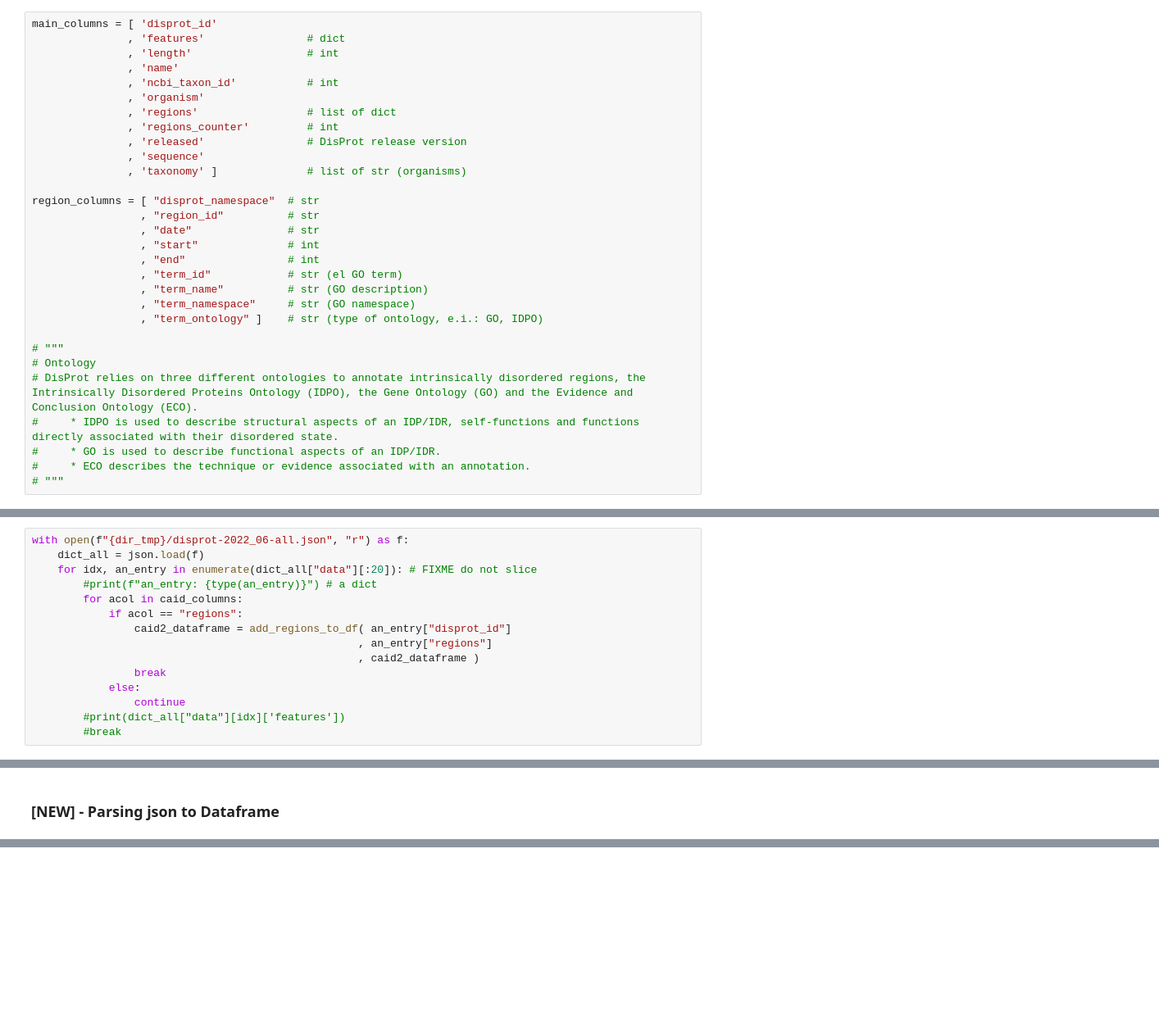
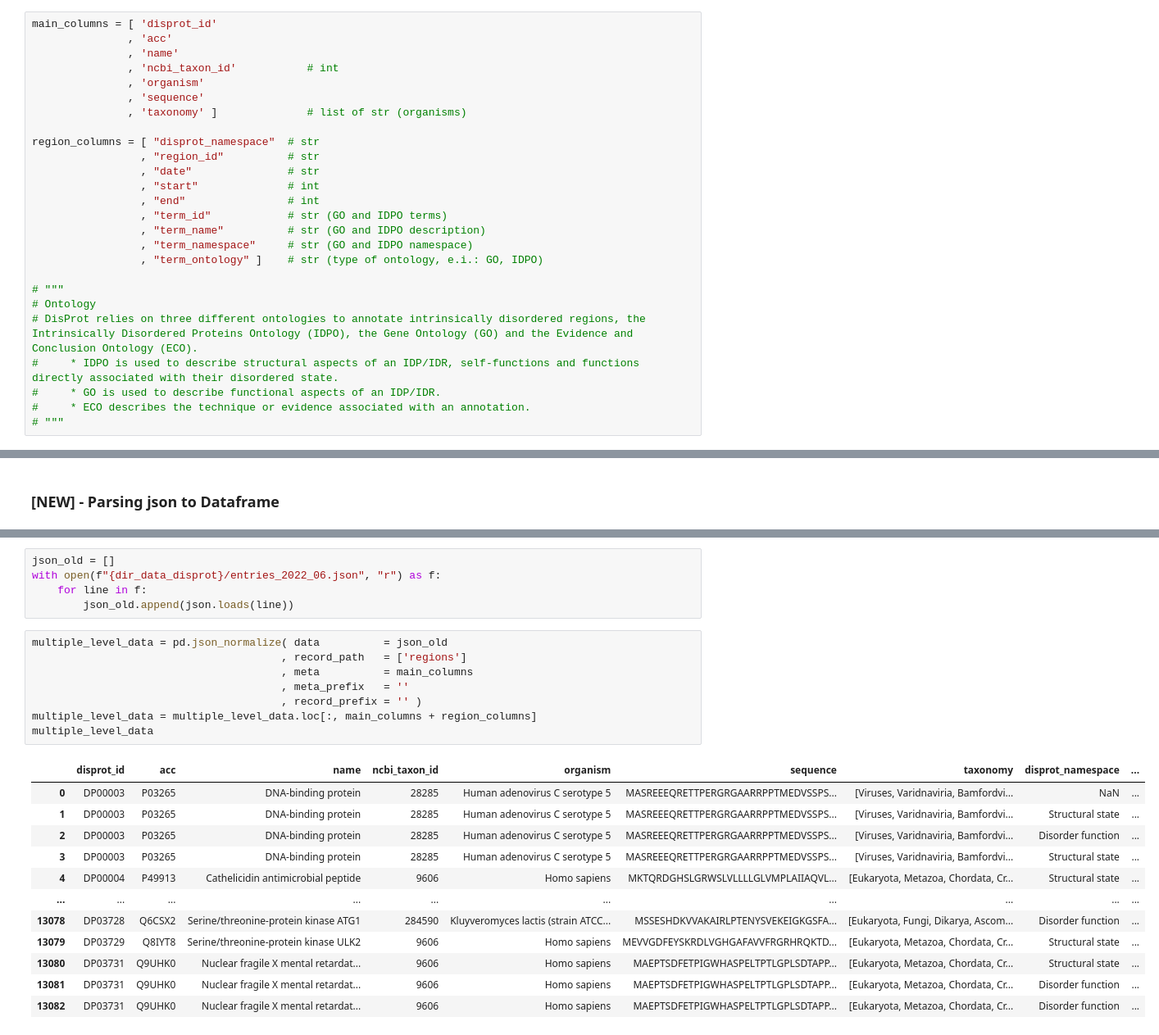
Before and after one commit to BioComputingUP/caid2-reference, a Jupyter notebook: src/notebooks/references.ipynb, the cells around one changed output, grey strips where cells are left out. Shown at 82% size. Cells and saved outputs as stored; diff of their text form; blank space fills up the shorter version.

```diff
--- a/src/notebooks/references.ipynb
+++ b/src/notebooks/references.ipynb
@@ -372,14 +108,10 @@ challenges = [ ('GO:0005488', 'binding')
 ## CAID2 Dataframe from json
 # %%
 main_columns = [ 'disprot_id'
-               , 'features'                # dict
-               , 'length'                  # int
+               , 'acc'
                , 'name'
                , 'ncbi_taxon_id'           # int
                , 'organism'
-               , 'regions'                 # list of dict
-               , 'regions_counter'         # int
-               , 'released'                # DisProt release version
                , 'sequence'
                , 'taxonomy' ]              # list of str (organisms)
 
@@ -388,9 +120,9 @@ region_columns = [ "disprot_namespace"  # str
                  , "date"               # str
                  , "start"              # int
                  , "end"                # int
-                 , "term_id"            # str (el GO term)
-                 , "term_name"          # str (GO description)
-                 , "term_namespace"     # str (GO namespace)
+                 , "term_id"            # str (GO and IDPO terms)
+                 , "term_name"          # str (GO and IDPO description)
+                 , "term_namespace"     # str (GO and IDPO namespace)
                  , "term_ontology" ]    # str (type of ontology, e.i.: GO, IDPO)
 
 # """
@@ -440,15 +134,0 @@ caid2_dataframe.head()
-# %%
-with open(f"{dir_tmp}/disprot-2022_06-all.json", "r") as f:
-    dict_all = json.load(f)
-    for idx, an_entry in enumerate(dict_all["data"][:20]): # FIXME do not slice
-        #print(f"an_entry: {type(an_entry)}") # a dict
-        for acol in caid_columns:
-            if acol == "regions":
-                caid2_dataframe = add_regions_to_df( an_entry["disprot_id"]
-                                                   , an_entry["regions"]
-                                                   , caid2_dataframe )
-                break
-            else:
-                continue
-        #print(dict_all["data"][idx]['features'])
-        #break
@@ -467,0 +162,26 @@ caid2_dataframe.head(6)
+# %%
+json_old = []
+with open(f"{dir_data_disprot}/entries_2022_06.json", "r") as f:
+    for line in f:
+        json_old.append(json.loads(line))
+# %%
+multiple_level_data = pd.json_normalize( data          = json_old
+                                       , record_path   = ['regions']
+                                       , meta          = main_columns
+                                       , meta_prefix   = ''
+                                       , record_prefix = '' )
+multiple_level_data = multiple_level_data.loc[:, main_columns + region_columns]
+multiple_level_data
+# %% [output]
+|  | disprot_id | acc | name | ncbi_taxon_id | organism | sequence | taxonomy | disprot_namespace | ... |
+| 0 | DP00003 | P03265 | DNA-binding protein | 28285 | Human adenovirus C serotype 5 | MASREEEQRETTPERGRGAARRPPTMEDVSSPS... | [Viruses, Varidnaviria, Bamfordvi... | NaN | ... |
+| 1 | DP00003 | P03265 | DNA-binding protein | 28285 | Human adenovirus C serotype 5 | MASREEEQRETTPERGRGAARRPPTMEDVSSPS... | [Viruses, Varidnaviria, Bamfordvi... | Structural state | ... |
+| 2 | DP00003 | P03265 | DNA-binding protein | 28285 | Human adenovirus C serotype 5 | MASREEEQRETTPERGRGAARRPPTMEDVSSPS... | [Viruses, Varidnaviria, Bamfordvi... | Disorder function | ... |
+| 3 | DP00003 | P03265 | DNA-binding protein | 28285 | Human adenovirus C serotype 5 | MASREEEQRETTPERGRGAARRPPTMEDVSSPS... | [Viruses, Varidnaviria, Bamfordvi... | Structural state | ... |
+| 4 | DP00004 | P49913 | Cathelicidin antimicrobial peptide | 9606 | Homo sapiens | MKTQRDGHSLGRWSLVLLLLGLVMPLAIIAQVL... | [Eukaryota, Metazoa, Chordata, Cr... | Structural state | ... |
+| ... | ... | ... | ... | ... | ... | ... | ... | ... | ... |
+| 13078 | DP03728 | Q6CSX2 | Serine/threonine-protein kinase ATG1 | 284590 | Kluyveromyces lactis (strain ATCC... | MSSESHDKVVAKAIRLPTENYSVEKEIGKGSFA... | [Eukaryota, Fungi, Dikarya, Ascom... | Disorder function | ... |
+| 13079 | DP03729 | Q8IYT8 | Serine/threonine-protein kinase ULK2 | 9606 | Homo sapiens | MEVVGDFEYSKRDLVGHGAFAVVFRGRHRQKTD... | [Eukaryota, Metazoa, Chordata, Cr... | Structural state | ... |
+| 13080 | DP03731 | Q9UHK0 | Nuclear fragile X mental retardat... | 9606 | Homo sapiens | MAEPTSDFETPIGWHASPELTPTLGPLSDTAPP... | [Eukaryota, Metazoa, Chordata, Cr... | Structural state | ... |
+| 13081 | DP03731 | Q9UHK0 | Nuclear fragile X mental retardat... | 9606 | Homo sapiens | MAEPTSDFETPIGWHASPELTPTLGPLSDTAPP... | [Eukaryota, Metazoa, Chordata, Cr... | Disorder function | ... |
+| 13082 | DP03731 | Q9UHK0 | Nuclear fragile X mental retardat... | 9606 | Homo sapiens | MAEPTSDFETPIGWHASPELTPTLGPLSDTAPP... | [Eukaryota, Metazoa, Chordata, Cr... | Disorder function | ... |
```
Also changed, not shown: parts of 72 cells of this notebook.
